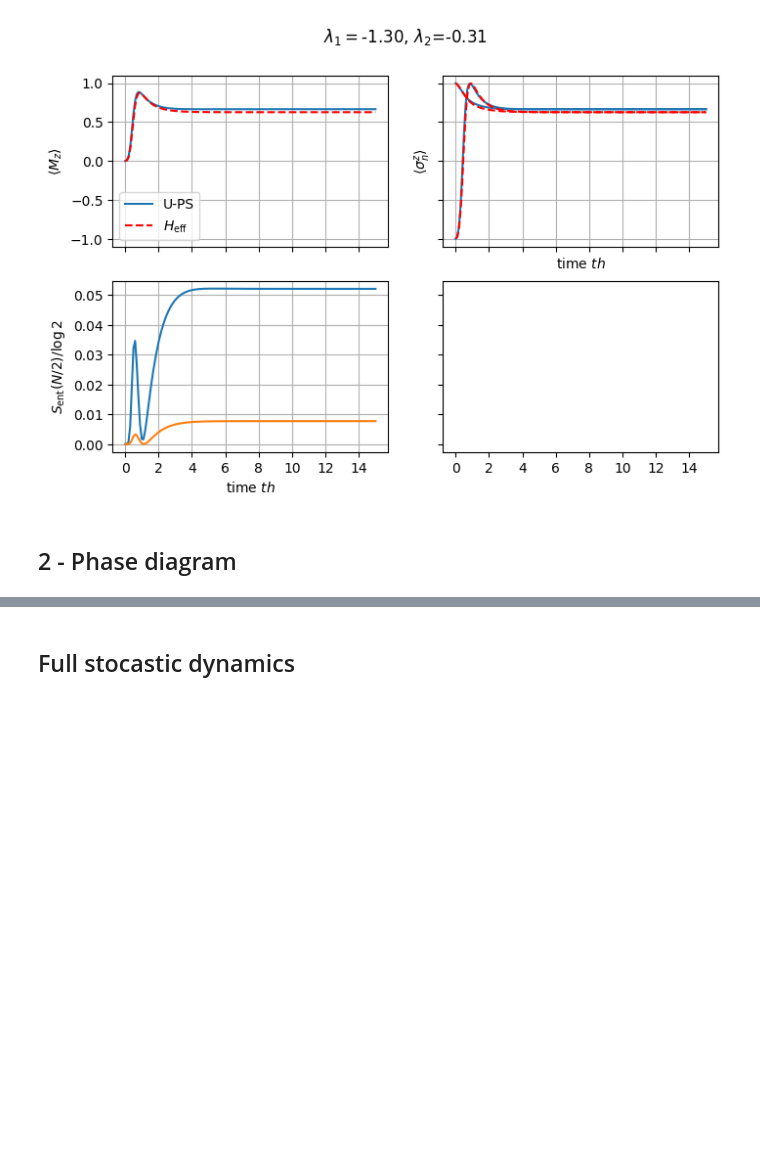
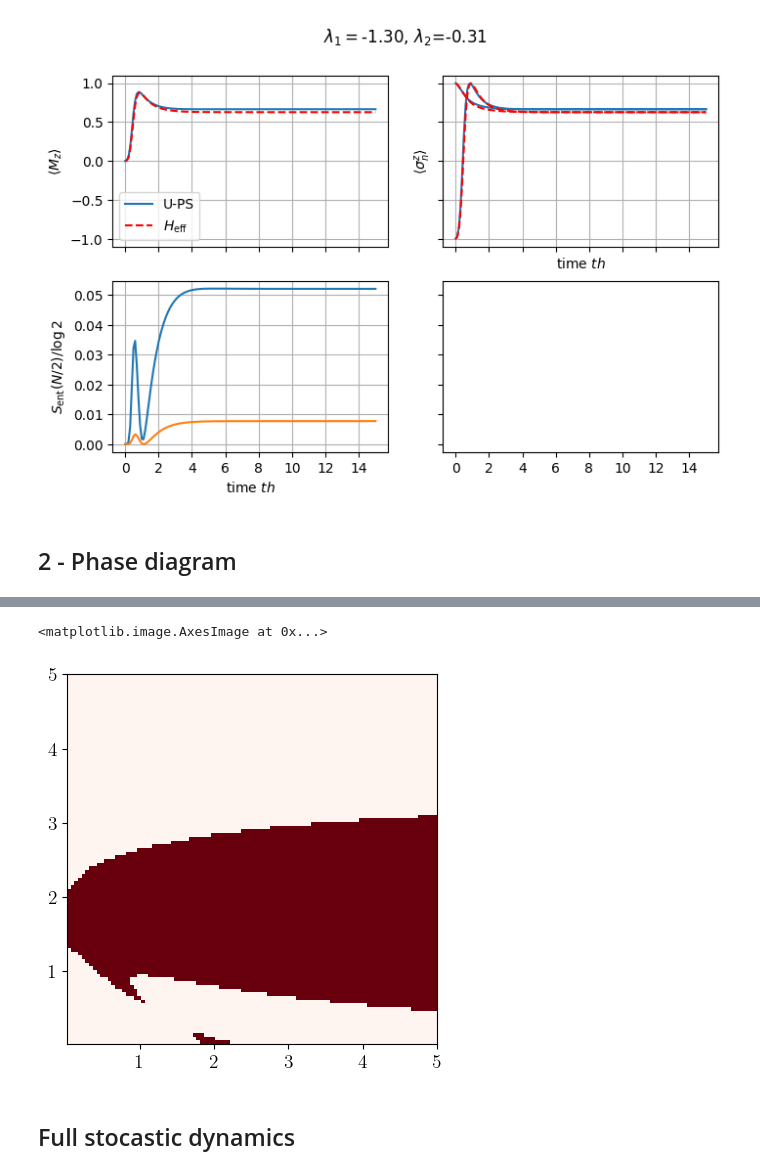
Before and after one commit to mwauters92/Non-hermitian-design, a Jupyter notebook: main.ipynb, the cells around one changed output, grey strips where cells are left out. Cells and saved outputs as stored; diff of their text form; code cells hidden in the pictures; blank space fills up the shorter version.

```diff
--- a/main.ipynb
+++ b/main.ipynb
@@ -314,14 +322,14 @@ fig.savefig('N{N}_separable.pdf',bbox_inches='tight')
 # %% [markdown]
 ## 2 - Phase diagram
 # %%
-N = 7
+N = 6
 h=1
-ns=50
+ns=100
 lambda1_list=np.linspace(0.01,2.5,ns)
 lambda2_list=np.linspace(0.01,2.5,ns)
-gs_multiplicity = []
-gs_entropy = []
-gs_gap =[]
+gs_multiplicity6 = []
+gs_entropy6 = []
+gs_gap6 =[]
 for lam1 in lambda1_list:
     for lam2 in lambda2_list:
         heff, lambda1, lambda2 = h, -1j*lam1, -1j*lam2
@@ -330,6 +338,6 @@ for lam1 in lambda1_list:
         two_body_eff=[[2*lambda2,('p-', 0, 1), ('p-', 0, 1)]]
         H_qeff = build_hamiltonian(N,single_body_eff, two_body_eff,d=2)
         res = nh_stationary_states(H_qeff,N, tol=1e-8,d=2)
-        gs_multiplicity.append(res.degeneracy)
-        gs_entropy.append(np.array(res.entanglement_entropies).mean())
-        gs_gap.append(-(res.steady_eigenvalue[-1]-res.steady_eigenvalue[0]).imag)
+        gs_multiplicity6.append(res.degeneracy)
+        gs_entropy6.append(np.array(res.entanglement_entropies).mean())
+        gs_gap6.append(-(res.steady_eigenvalue[-1]-res.steady_eigenvalue[0]).imag)
@@ -355,3 +378,9 @@ fig.savefig(f'phase_diagram_N{N}.pdf',bbox_inches='tight')
+# %%
+plt.imshow(np.array(gs_multiplicity6).reshape([ns,ns]),origin='lower',
+                extent=[0.02,5,0.02,5],cmap='Reds')
+# %% [output]
+<matplotlib.image.AxesImage at 0x...>
+[figure, added]
 # %% [markdown]
 ## Full stocastic dynamics
 # %%
```
Also changed, not shown: parts of 9 cells of this notebook, 2 other files.
